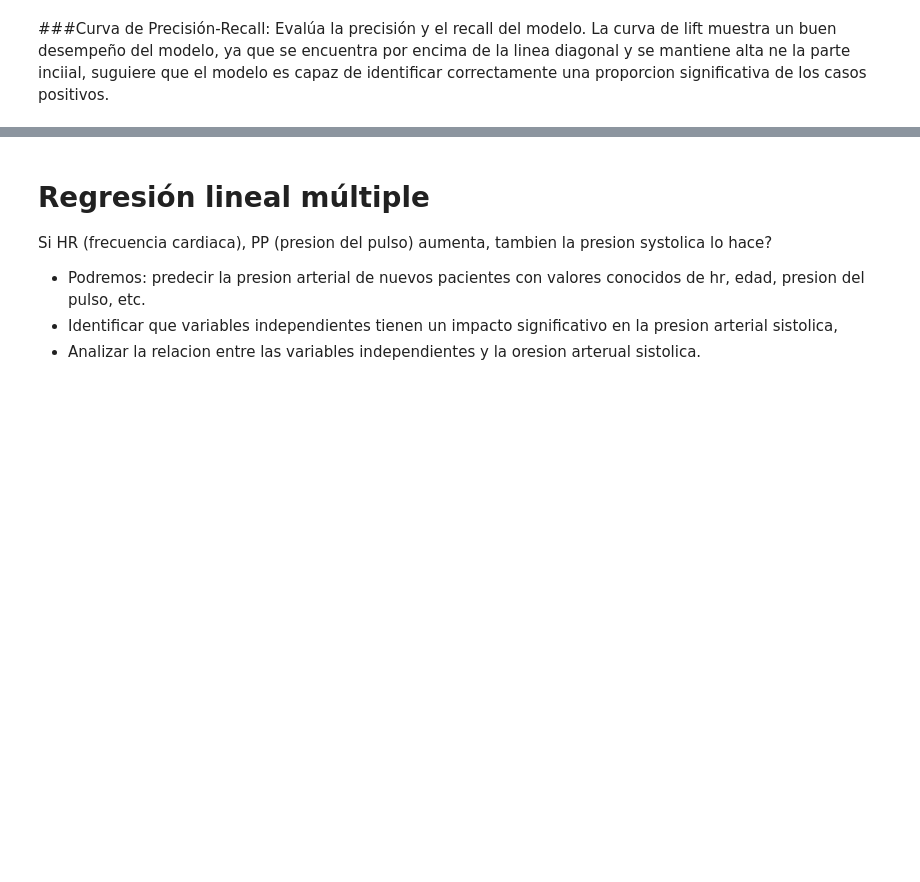
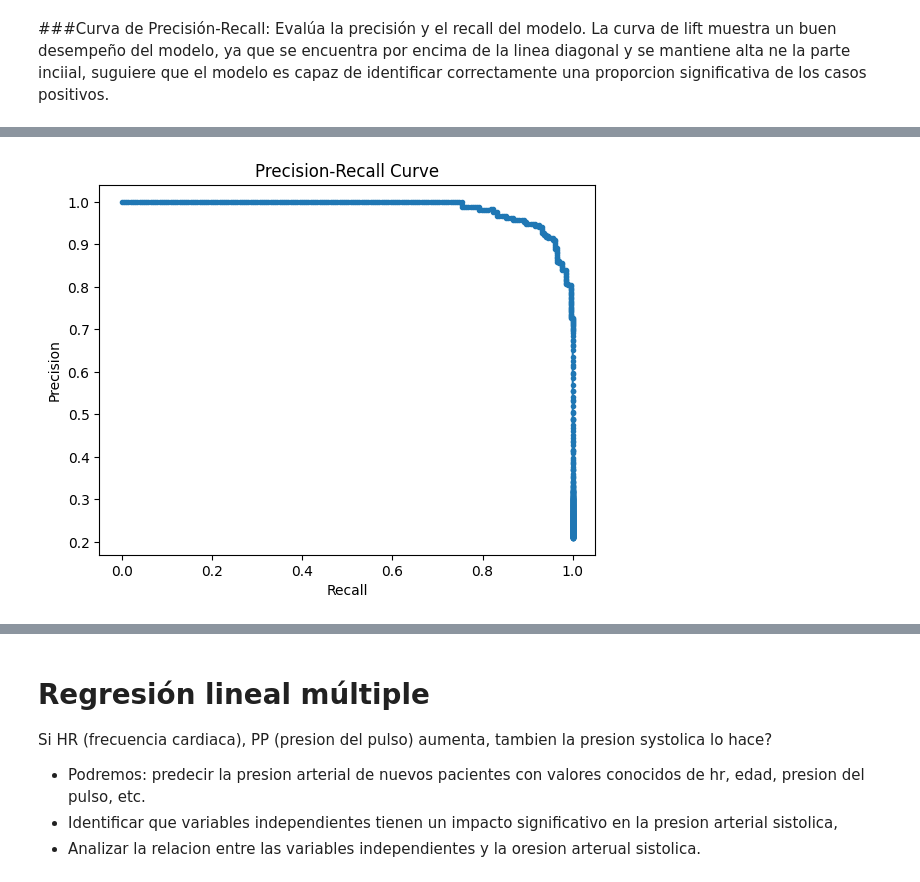
Before and after one commit to EugeniaBar/Proyectos-PP1-, a Jupyter notebook: PP_3(Modelo_Predictivo).ipynb, the cells around one changed output, grey strips where cells are left out. Cells and saved outputs as stored; diff of their text form; code cells hidden in the pictures; blank space fills up the shorter version.

Commit message:
Se creó con Colab Proyecto final modelos de ML para Systocare Práctica profesional

```diff
--- a/PP_3(Modelo_Predictivo).ipynb
+++ b/PP_3(Modelo_Predictivo).ipynb
@@ -207,0 +254,12 @@ En resumen, los resultados obtenidos indican que el modelo de regresión logíst
+# %%
+# Graficar la curva Precision-Recall
+y_prob = best_model.predict_proba(X_test)[:, 1]
+precision_values, recall_values, thresholds = precision_recall_curve(y_test, y_prob)
+
+plt.plot(recall_values, precision_values, marker='.')
+plt.xlabel('Recall')
+plt.ylabel('Precision')
+plt.title('Precision-Recall Curve')
+plt.show()
+# %% [output]
+[figure, added]
```
Also changed, not shown: parts of 11 cells of this notebook.
